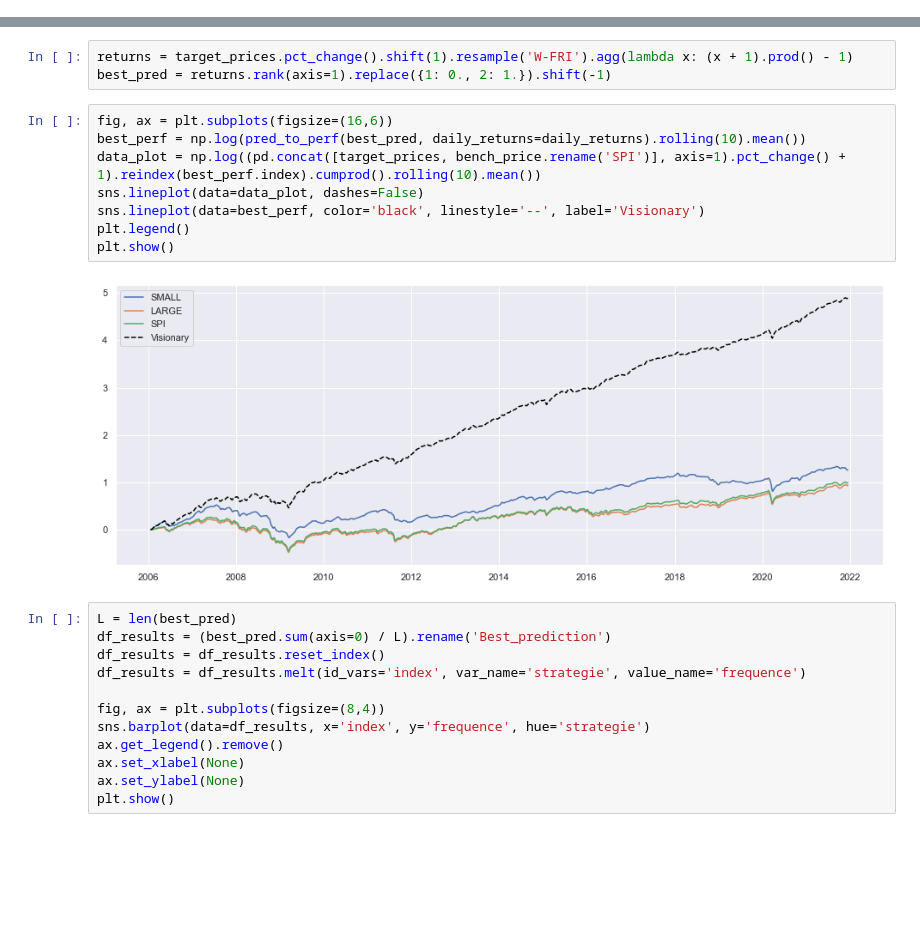
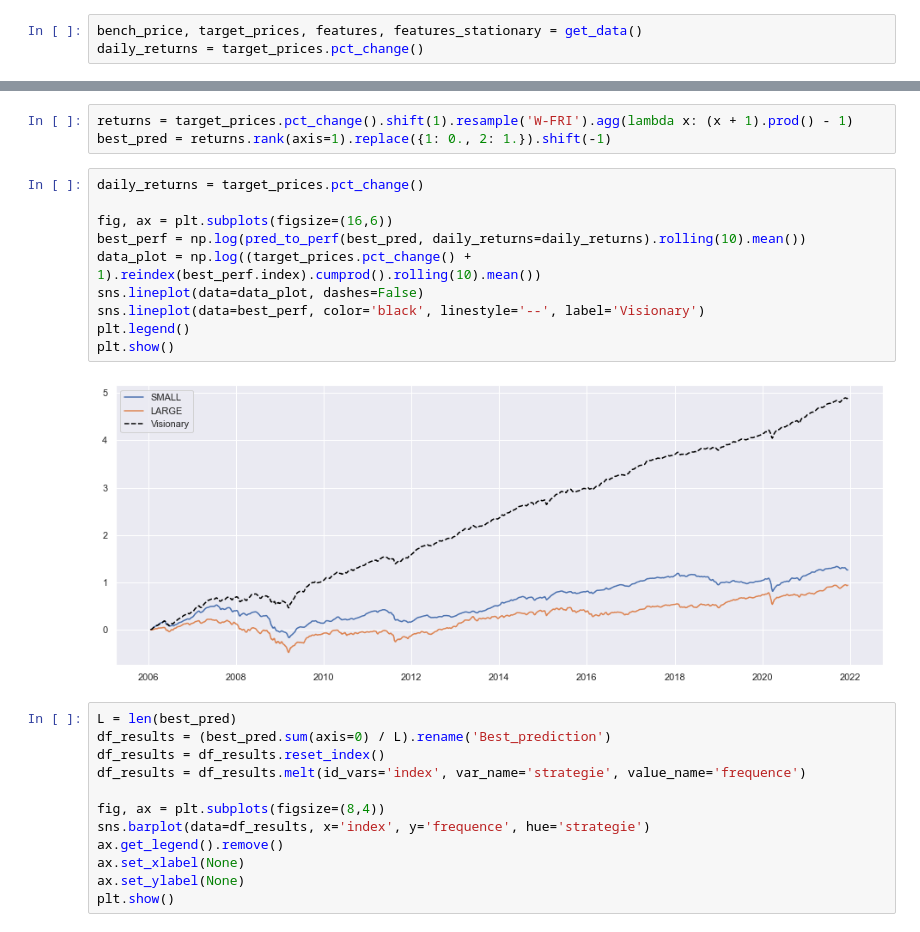
Before and after one commit to lacoupe/BCVS, a Jupyter notebook: SW/size/size.ipynb, the cells around one changed output, grey strips where cells are left out. Drawn from its saved outputs; the diff is of its cells as text; blank space fills up the shorter version.

```diff
--- a/SW/size/size.ipynb
+++ b/SW/size/size.ipynb
@@ -28,2 +25,5 @@ daily_returns = target_prices.pct_change()
+# %%
+bench_price, target_prices, features, features_stationary = get_data()
+daily_returns = target_prices.pct_change()
 # %%
 fig, ax = plt.subplots(figsize=(16,6))
@@ -69,15 +59,17 @@ data_stats.round(2)
 returns = target_prices.pct_change().shift(1).resample('W-FRI').agg(lambda x: (x + 1).prod() - 1)
 best_pred = returns.rank(axis=1).replace({1: 0., 2: 1.}).shift(-1)
 # %%
+daily_returns = target_prices.pct_change()
+
 fig, ax = plt.subplots(figsize=(16,6))
 best_perf = np.log(pred_to_perf(best_pred, daily_returns=daily_returns).rolling(10).mean())
-data_plot = np.log((pd.concat([target_prices, bench_price.rename('SPI')], axis=1).pct_change() + 1).reindex(best_perf.index).cumprod().rolling(10).mean())
+data_plot = np.log((target_prices.pct_change() + 1).reindex(best_perf.index).cumprod().rolling(10).mean())
 sns.lineplot(data=data_plot, dashes=False)
 sns.lineplot(data=best_perf, color='black', linestyle='--', label='Visionary')
 plt.legend()
 plt.show()
 # %% [output]
-[figure, old version]
+[figure, new version]
 # %%
 L = len(best_pred)
 df_results = (best_pred.sum(axis=0) / L).rename('Best_prediction')
```
Also changed, not shown: parts of 10 cells of this notebook, 9 other files.
